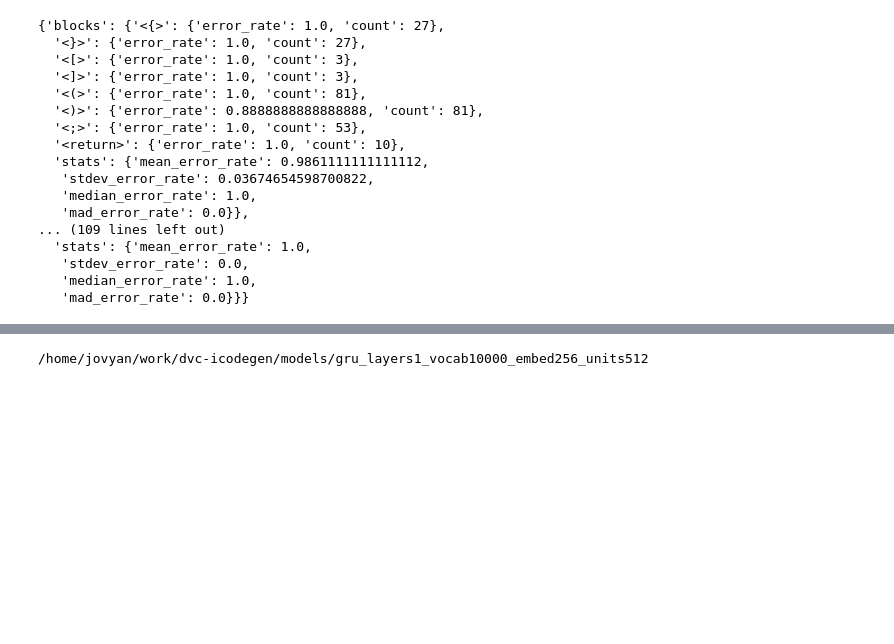
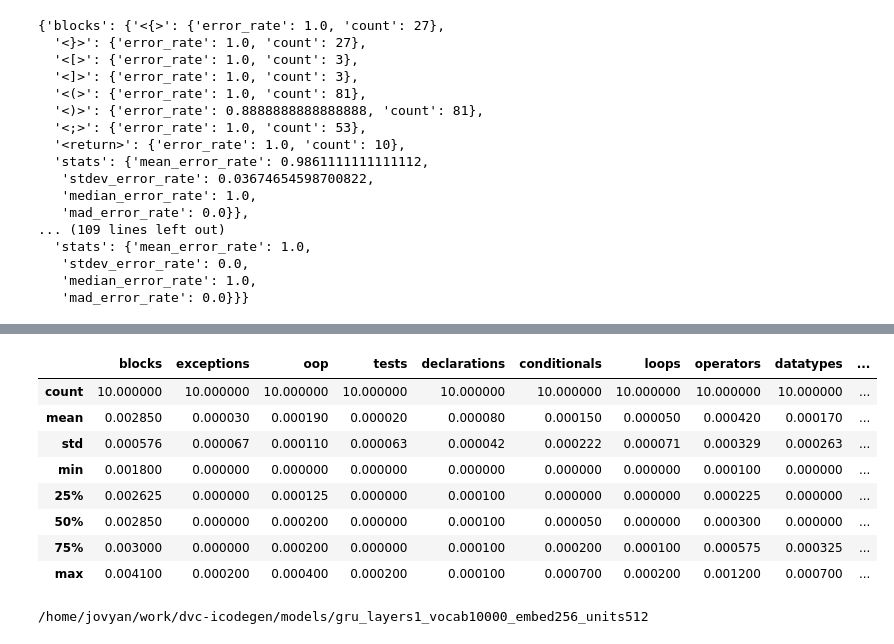
Before and after one commit to ArtificialSoftwareEngineering/InterpretingCodeGeneration, a Jupyter notebook: nbs/04_evaluation.core.ipynb, the cells around one changed output, grey strips where cells are left out. Drawn from its saved outputs; the diff is of its cells as text; code cells hidden in the pictures; blank space fills up the shorter version.

Commit message:
Add ability to get dataframe formated for causal analysis for error analysis

```diff
--- a/nbs/04_evaluation.core.ipynb
+++ b/nbs/04_evaluation.core.ipynb
@@ -548,0 +556,42 @@ err_tax
+# %%
+# export
+ERROR_THRESHOLD = 0.5
+
+def get_error_rates_df(df: pd.DataFrame, model: Model, n: Optional[int] = None):
+    if n is None:
+        n = len(df)
+
+    # setup container lists for the number of occurrences and sum of probabilities for each token
+    rows = []
+    # loop through each method
+    for mthd in df.code.values[:n]:
+        # token the method and generate the probabilities for the model's predictions
+        inputs = model.tokenize(mthd)
+        probs = model.get_probs(inputs)[0].numpy()
+
+        row = {k: [0] * model.tokenizer.get_vocab_size() for k in token_taxonomy.keys()}
+        # loop through each token and its probability and update the container lists
+        for idx, p in zip(inputs["input_ids"][0], probs):
+            if p[idx] < ERROR_THRESHOLD:
+                tok = model.tokenizer.id_to_token(idx)
+                for k in token_taxonomy:
+                    if tok in token_taxonomy[k]:
+                        row[k][idx] += 1
+
+        for k in row:
+            row[k] = np.mean(row[k])
+
+        rows.append(row)
+
+    error_df = pd.DataFrame(rows)
+    error_df["code"] = df.code.values[:n]
+
+    return error_df
+# %%
+# bugfix_path = Path("/home/jovyan/work/dvc-icodegen/datasets/controlled/testbeds/_ts_bug_fix")
+# df_buggy = pd.read_json(bugfix_path / "buggy.jsonl", orient="records", lines=True)[
+#     :10
+# ]
+model = RNNModel.from_path("/home/jovyan/work/dvc-icodegen/models/controlled/rnns/gru_layers1_vocab10000_embed256_units512")
+err_tax = get_error_rates_df(df_buggy, model)
+# err_tax
@@ -549,3 +607,15 @@ err_tax
+# %%
+err_tax.describe()
+# %% [output]
+|  | blocks | exceptions | oop | tests | declarations | conditionals | loops | operators | datatypes | ... |
+| count | 10.000000 | 10.000000 | 10.000000 | 10.000000 | 10.000000 | 10.000000 | 10.000000 | 10.000000 | 10.000000 | ... |
+| mean | 0.002850 | 0.000030 | 0.000190 | 0.000020 | 0.000080 | 0.000150 | 0.000050 | 0.000420 | 0.000170 | ... |
+| std | 0.000576 | 0.000067 | 0.000110 | 0.000063 | 0.000042 | 0.000222 | 0.000071 | 0.000329 | 0.000263 | ... |
+| min | 0.001800 | 0.000000 | 0.000000 | 0.000000 | 0.000000 | 0.000000 | 0.000000 | 0.000100 | 0.000000 | ... |
+| 25% | 0.002625 | 0.000000 | 0.000125 | 0.000000 | 0.000100 | 0.000000 | 0.000000 | 0.000225 | 0.000000 | ... |
+| 50% | 0.002850 | 0.000000 | 0.000200 | 0.000000 | 0.000100 | 0.000050 | 0.000000 | 0.000300 | 0.000000 | ... |
+| 75% | 0.003000 | 0.000000 | 0.000200 | 0.000000 | 0.000100 | 0.000200 | 0.000100 | 0.000575 | 0.000325 | ... |
+| max | 0.004100 | 0.000200 | 0.000400 | 0.000200 | 0.000100 | 0.000700 | 0.000200 | 0.001200 | 0.000700 | ... |
 # %%
 # TODO: Need to move all these visualizations to their own module...
 # TODO: make this binning process easier where I can just pass in some vars and it handles it for me
```
Also changed, not shown: parts of 4 cells of this notebook.
